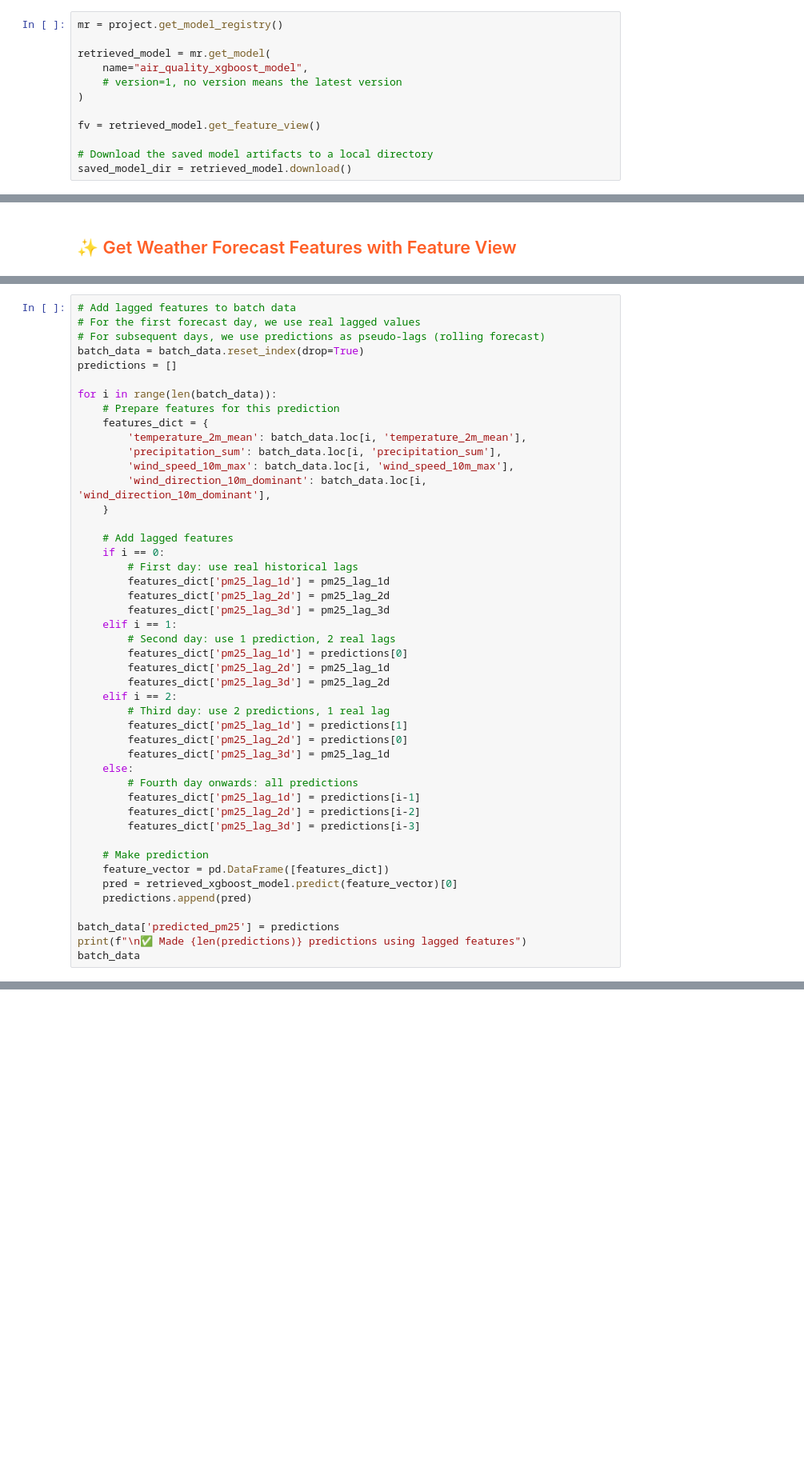
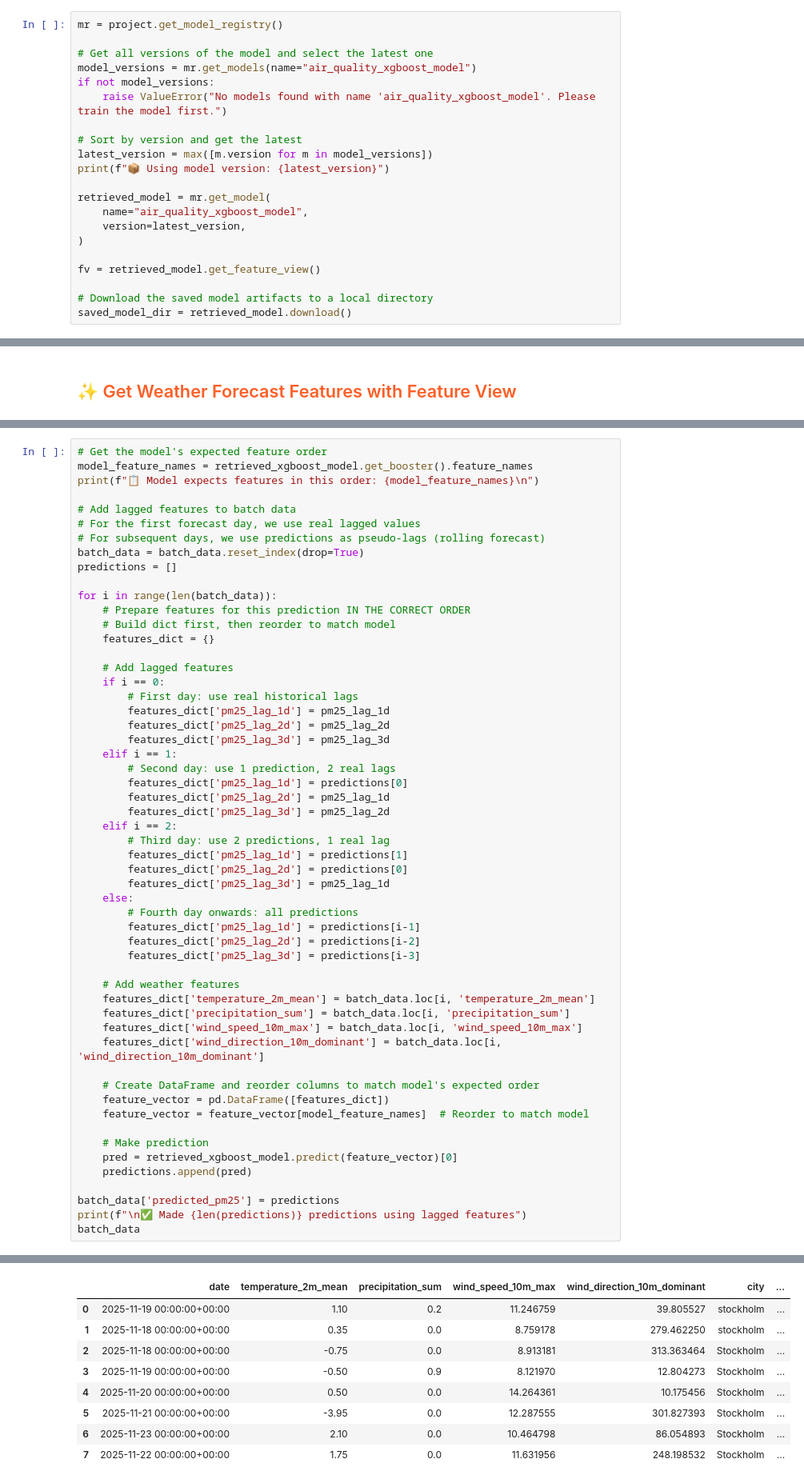
Before and after one commit to ScalabelMlLabbar/mlfs-book_scalabel_ml, a Jupyter notebook: notebooks/airquality/4_air_quality_batch_inference.ipynb, the cells around one changed output, grey strips where cells are left out. Shown at 80% size. Cells and saved outputs as stored; diff of their text form; blank space fills up the shorter version.

Commit message:
enhance backfill_predictions_for_monitoring to include lagged features and ensure model compatibility

```diff
--- a/notebooks/airquality/4_air_quality_batch_inference.ipynb
+++ b/notebooks/airquality/4_air_quality_batch_inference.ipynb
@@ -79,9 +93,18 @@ street=location['street']
 # %%
 mr = project.get_model_registry()
 
+# Get all versions of the model and select the latest one
+model_versions = mr.get_models(name="air_quality_xgboost_model")
+if not model_versions:
+    raise ValueError("No models found with name 'air_quality_xgboost_model'. Please train the model first.")
+
+# Sort by version and get the latest
+latest_version = max([m.version for m in model_versions])
+print(f"📦 Using model version: {latest_version}")
+
 retrieved_model = mr.get_model(
     name="air_quality_xgboost_model",
-    # version=1, no version means the latest version
+    version=latest_version,
 )
 
 fv = retrieved_model.get_feature_view()
@@ -162,6 +229,10 @@ except Exception as e:
 - **Day 2+:** Uses a mix of real and predicted PM2.5 values as lagged features (rolling forecast)
 - Prediction accuracy typically decreases for days further into the future
 # %%
+# Get the model's expected feature order
+model_feature_names = retrieved_xgboost_model.get_booster().feature_names
+print(f"📋 Model expects features in this order: {model_feature_names}\n")
+
 # Add lagged features to batch data
 # For the first forecast day, we use real lagged values
 # For subsequent days, we use predictions as pseudo-lags (rolling forecast)
@@ -169,13 +240,9 @@ batch_data = batch_data.reset_index(drop=True)
 predictions = []
 
 for i in range(len(batch_data)):
-    # Prepare features for this prediction
-    features_dict = {
-        'temperature_2m_mean': batch_data.loc[i, 'temperature_2m_mean'],
-        'precipitation_sum': batch_data.loc[i, 'precipitation_sum'],
-        'wind_speed_10m_max': batch_data.loc[i, 'wind_speed_10m_max'],
-        'wind_direction_10m_dominant': batch_data.loc[i, 'wind_direction_10m_dominant'],
-    }
+    # Prepare features for this prediction IN THE CORRECT ORDER
+    # Build dict first, then reorder to match model
+    features_dict = {}
 
     # Add lagged features
     if i == 0:
@@ -199,11 +266,21 @@ for i in range(len(batch_data)):
         features_dict['pm25_lag_2d'] = predictions[i-2]
         features_dict['pm25_lag_3d'] = predictions[i-3]
 
+    # Add weather features
+    features_dict['temperature_2m_mean'] = batch_data.loc[i, 'temperature_2m_mean']
+    features_dict['precipitation_sum'] = batch_data.loc[i, 'precipitation_sum']
+    features_dict['wind_speed_10m_max'] = batch_data.loc[i, 'wind_speed_10m_max']
+    features_dict['wind_direction_10m_dominant'] = batch_data.loc[i, 'wind_direction_10m_dominant']
+
+    # Create DataFrame and reorder columns to match model's expected order
+    feature_vector = pd.DataFrame([features_dict])
+    feature_vector = feature_vector[model_feature_names]  # Reorder to match model
+
     # Make prediction
-    feature_vector = pd.DataFrame([features_dict])
     pred = retrieved_xgboost_model.predict(feature_vector)[0]
     predictions.append(pred)
 
 batch_data['predicted_pm25'] = predictions
 print(f"\n✅ Made {len(predictions)} predictions using lagged features")
 batch_data
+# %% [output]
@@ -210,2 +291,11 @@ batch_data
+|  | date | temperature_2m_mean | precipitation_sum | wind_speed_10m_max | wind_direction_10m_dominant | city | ... |
+| 0 | 2025-11-19 00:00:00+00:00 | 1.10 | 0.2 | 11.246759 | 39.805527 | stockholm | ... |
+| 1 | 2025-11-18 00:00:00+00:00 | 0.35 | 0.0 | 8.759178 | 279.462250 | stockholm | ... |
+| 2 | 2025-11-18 00:00:00+00:00 | -0.75 | 0.0 | 8.913181 | 313.363464 | Stockholm | ... |
+| 3 | 2025-11-19 00:00:00+00:00 | -0.50 | 0.9 | 8.121970 | 12.804273 | Stockholm | ... |
+| 4 | 2025-11-20 00:00:00+00:00 | 0.50 | 0.0 | 14.264361 | 10.175456 | Stockholm | ... |
+| 5 | 2025-11-21 00:00:00+00:00 | -3.95 | 0.0 | 12.287555 | 301.827393 | Stockholm | ... |
+| 6 | 2025-11-23 00:00:00+00:00 | 2.10 | 0.0 | 10.464798 | 86.054893 | Stockholm | ... |
+| 7 | 2025-11-22 00:00:00+00:00 | 1.75 | 0.0 | 11.631956 | 248.198532 | Stockholm | ... |
 # %%
 batch_data.info()
```
Also changed, not shown: parts of 18 cells of this notebook, 1 other file.
